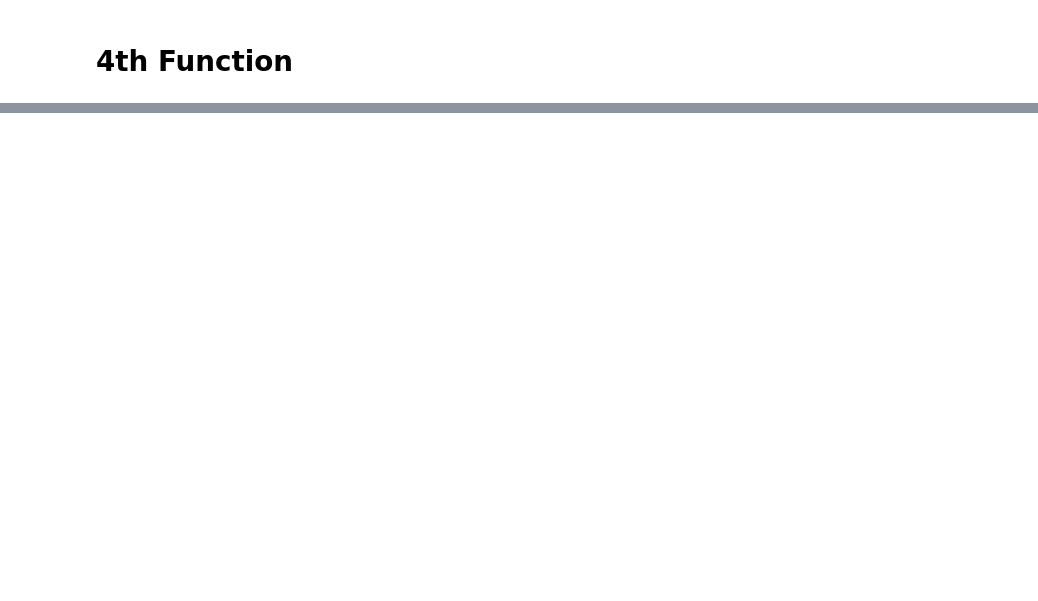
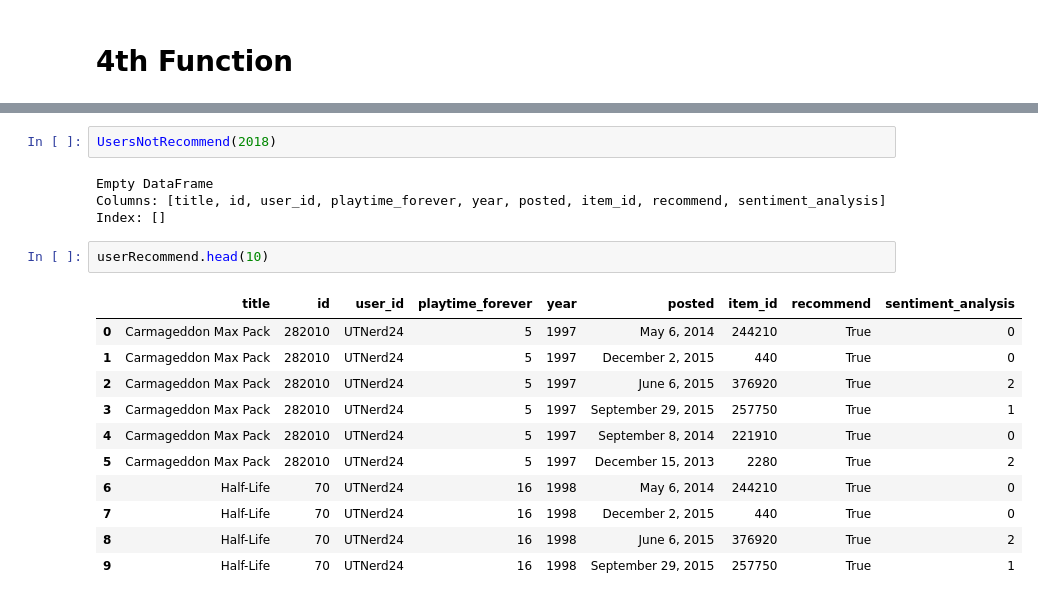
Before and after one commit to PatoMarzi/Steam_ML, a Jupyter notebook: funciones.ipynb, the cells around one changed output, grey strips where cells are left out. Drawn from its saved outputs; the diff is of its cells as text; blank space fills up the shorter version.

```diff
--- a/funciones.ipynb
+++ b/funciones.ipynb
@@ -201,0 +229,20 @@ def UsersNotRecommend( year : int ):
+# %%
+UsersNotRecommend(2018)
+# %% [output]
+Empty DataFrame
+Columns: [title, id, user_id, playtime_forever, year, posted, item_id, recommend, sentiment_analysis]
+Index: []
+# %%
+userRecommend.head(10)
+# %% [output]
+|  | title | id | user_id | playtime_forever | year | posted | item_id | recommend | sentiment_analysis |
+| 0 | Carmageddon Max Pack | 282010 | UTNerd24 | 5 | 1997 | May 6, 2014 | 244210 | True | 0 |
+| 1 | Carmageddon Max Pack | 282010 | UTNerd24 | 5 | 1997 | December 2, 2015 | 440 | True | 0 |
+| 2 | Carmageddon Max Pack | 282010 | UTNerd24 | 5 | 1997 | June 6, 2015 | 376920 | True | 2 |
+| 3 | Carmageddon Max Pack | 282010 | UTNerd24 | 5 | 1997 | September 29, 2015 | 257750 | True | 1 |
+| 4 | Carmageddon Max Pack | 282010 | UTNerd24 | 5 | 1997 | September 8, 2014 | 221910 | True | 0 |
+| 5 | Carmageddon Max Pack | 282010 | UTNerd24 | 5 | 1997 | December 15, 2013 | 2280 | True | 2 |
+| 6 | Half-Life | 70 | UTNerd24 | 16 | 1998 | May 6, 2014 | 244210 | True | 0 |
+| 7 | Half-Life | 70 | UTNerd24 | 16 | 1998 | December 2, 2015 | 440 | True | 0 |
+| 8 | Half-Life | 70 | UTNerd24 | 16 | 1998 | June 6, 2015 | 376920 | True | 2 |
+| 9 | Half-Life | 70 | UTNerd24 | 16 | 1998 | September 29, 2015 | 257750 | True | 1 |
```
Also changed, not shown: parts of 4 cells of this notebook, 2 other files.
